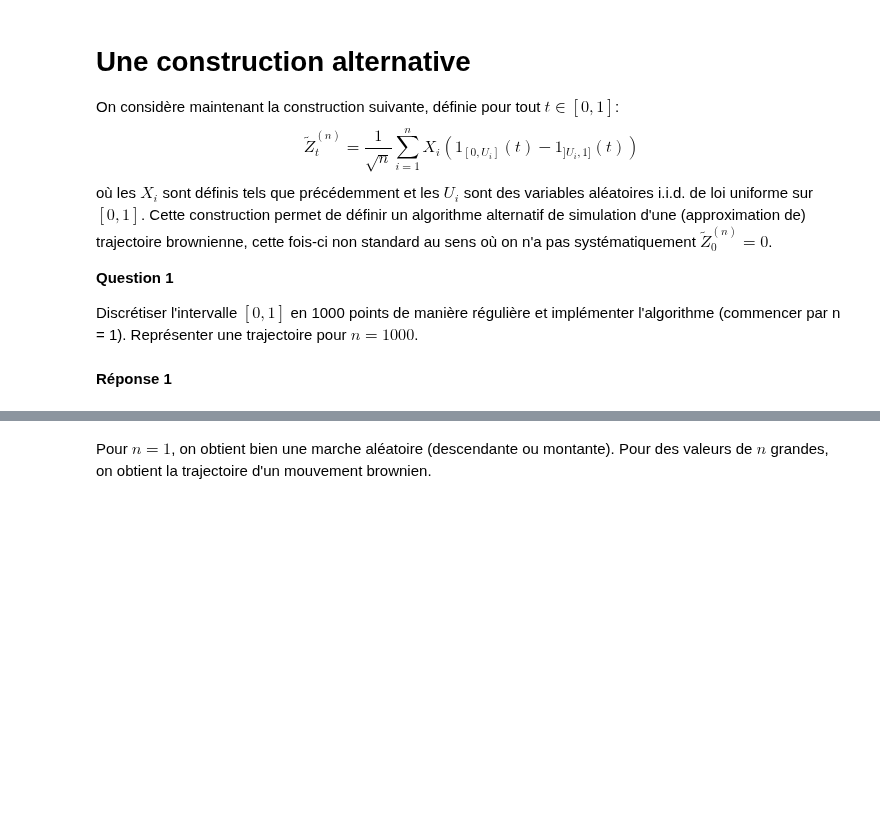
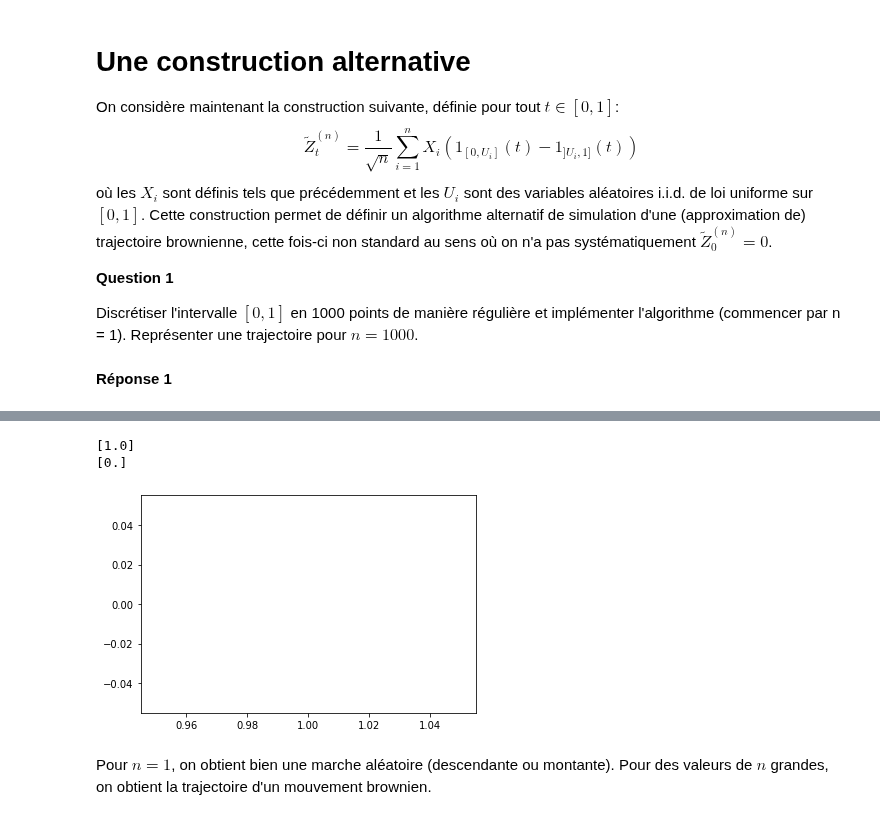
Before and after one commit to gabrielleberrada/projet_num_proba, a Jupyter notebook: Projet_numerique_de_Probabilités_2022 - enonce.ipynb, the cells around one changed output, grey strips where cells are left out. Drawn from its saved outputs; the diff is of its cells as text; code cells hidden in the pictures; blank space fills up the shorter version.

```diff
--- a/Projet_numerique_de_Probabilités_2022 - enonce.ipynb
+++ b/Projet_numerique_de_Probabilités_2022 - enonce.ipynb
@@ -282,3 +282,17 @@ trajectoire(n=1_000)
+# %%
+n=1
+T = np.linspace(0, 1, n)
+U = np.random.uniform(0, 1, size=n)
+X = [X_i() for _ in range(n)]
+Z = [Z_tild_list(k/n, n, U, X) for k in range(n)]
+print(Z)
+print(T)
+plt.plot(Z,T)
+plt.show()
+# %% [output]
+[1.0]
+[0.]
+[figure, added]
 # %% [markdown]
 Pour $n=1$, on obtient bien une marche aléatoire (descendante ou montante). Pour des valeurs de $n$ grandes, on obtient la trajectoire d'un mouvement brownien.
 # %% [markdown]
```
Also changed, not shown: parts of 7 cells of this notebook.
